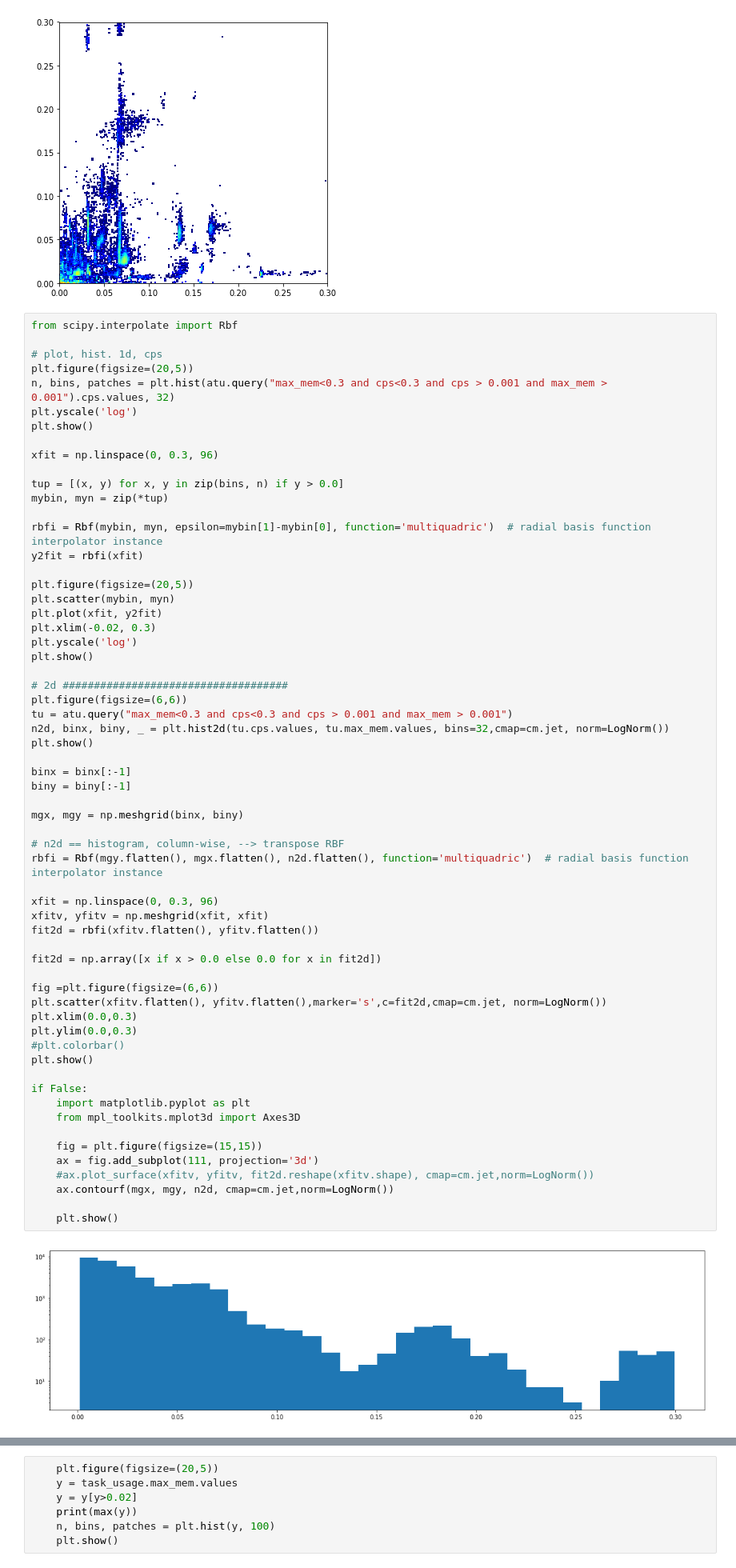
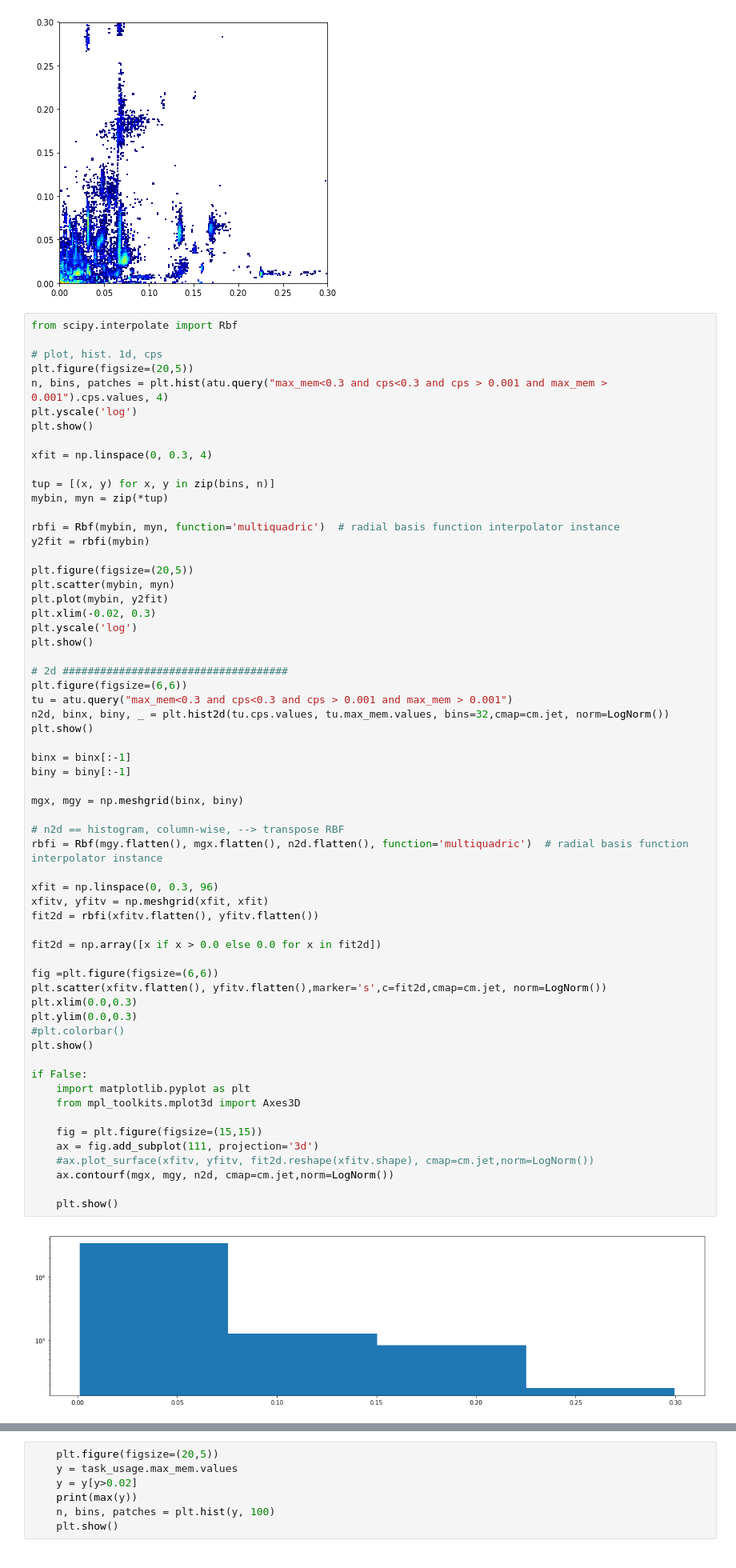
Before and after one commit to dianagudu/inputgen, a Jupyter notebook: analyze_google_clusterdata.ipynb, the cells around one changed output, grey strips where cells are left out. Shown at 80% size. Drawn from its saved outputs; the diff is of its cells as text.

```diff
--- a/analyze_google_clusterdata.ipynb
+++ b/analyze_google_clusterdata.ipynb
@@ -204,21 +204,21 @@ from scipy.interpolate import Rbf
 
 # plot, hist. 1d, cps
 plt.figure(figsize=(20,5))
-n, bins, patches = plt.hist(atu.query("max_mem<0.3 and cps<0.3 and cps > 0.001 and max_mem > 0.001").cps.values, 32)
+n, bins, patches = plt.hist(atu.query("max_mem<0.3 and cps<0.3 and cps > 0.001 and max_mem > 0.001").cps.values, 4)
 plt.yscale('log')
 plt.show()
 
-xfit = np.linspace(0, 0.3, 96)
+xfit = np.linspace(0, 0.3, 4)
 
-tup = [(x, y) for x, y in zip(bins, n) if y > 0.0]
+tup = [(x, y) for x, y in zip(bins, n)]
 mybin, myn = zip(*tup)
 
-rbfi = Rbf(mybin, myn, epsilon=mybin[1]-mybin[0], function='multiquadric')  # radial basis function interpolator instance
-y2fit = rbfi(xfit)
+rbfi = Rbf(mybin, myn, function='multiquadric')  # radial basis function interpolator instance
+y2fit = rbfi(mybin)
 
 plt.figure(figsize=(20,5))
 plt.scatter(mybin, myn)
-plt.plot(xfit, y2fit)
+plt.plot(mybin, y2fit)
 plt.xlim(-0.02, 0.3)
 plt.yscale('log')
 plt.show()
@@ -234,31 +234,31 @@ biny = biny[:-1]
 
 mgx, mgy = np.meshgrid(binx, biny)
 
 # n2d == histogram, column-wise, --> transpose RBF
 rbfi = Rbf(mgy.flatten(), mgx.flatten(), n2d.flatten(), function='multiquadric')  # radial basis function interpolator instance
 
 xfit = np.linspace(0, 0.3, 96)
 xfitv, yfitv = np.meshgrid(xfit, xfit)
 fit2d = rbfi(xfitv.flatten(), yfitv.flatten())
 
 fit2d = np.array([x if x > 0.0 else 0.0 for x in fit2d])
 
 fig =plt.figure(figsize=(6,6))
 plt.scatter(xfitv.flatten(), yfitv.flatten(),marker='s',c=fit2d,cmap=cm.jet, norm=LogNorm())
 plt.xlim(0.0,0.3)
 plt.ylim(0.0,0.3)
 #plt.colorbar()
 plt.show()
 
 if False:
     import matplotlib.pyplot as plt
     from mpl_toolkits.mplot3d import Axes3D
 
     fig = plt.figure(figsize=(15,15))
     ax = fig.add_subplot(111, projection='3d')
     #ax.plot_surface(xfitv, yfitv, fit2d.reshape(xfitv.shape), cmap=cm.jet,norm=LogNorm())
     ax.contourf(mgx, mgy, n2d, cmap=cm.jet,norm=LogNorm())
 
     plt.show()
 # %% [output]
-[figure, old version]
+[figure, new version]
```
Also changed, not shown: parts of 3 cells of this notebook.
